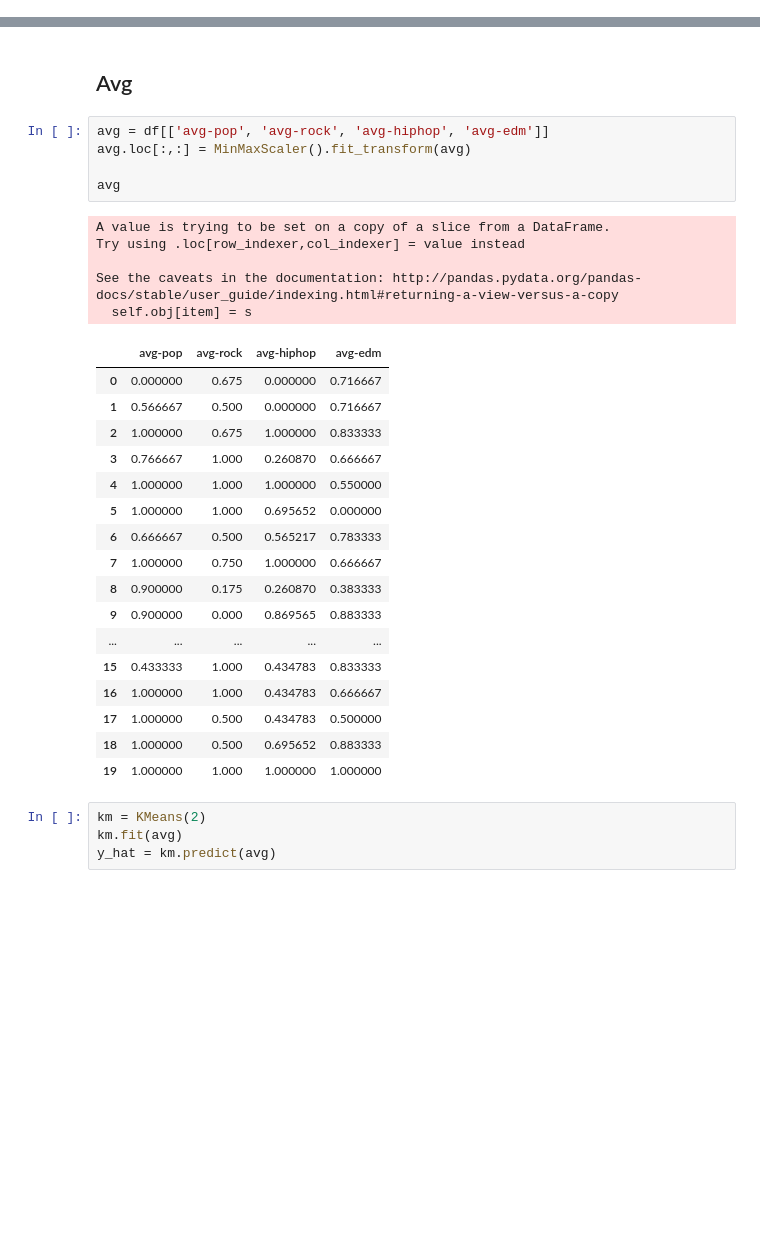
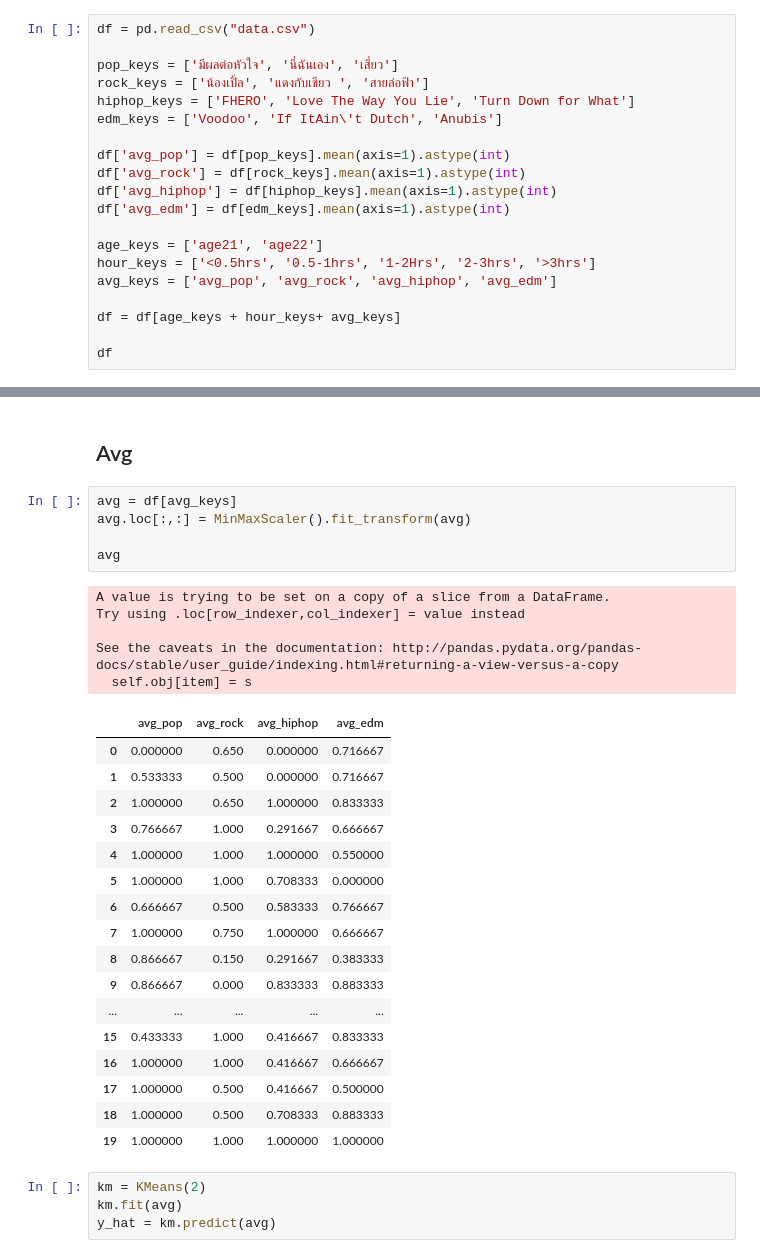
Before and after one commit to bdintu/measure-the-volume-of-music-in-each-genre, a Jupyter notebook: notebook.ipynb, the cells around one changed output, grey strips where cells are left out. Cells and saved outputs as stored; diff of their text form; blank space fills up the shorter version.

```diff
--- a/notebook.ipynb
+++ b/notebook.ipynb
@@ -32,0 +10,20 @@ df
+# %%
+df = pd.read_csv("data.csv")
+
+pop_keys = ['มีผลต่อหัวใจ', 'นี่ฉันเอง', 'เสี่ยว']
+rock_keys = ['น้องเปิ้ล', 'แดงกับเขียว ', 'สายล่อฟ้า']
+hiphop_keys = ['FHERO', 'Love The Way You Lie', 'Turn Down for What']
+edm_keys = ['Voodoo', 'If ItAin\'t Dutch', 'Anubis']
+
+df['avg_pop'] = df[pop_keys].mean(axis=1).astype(int)
+df['avg_rock'] = df[rock_keys].mean(axis=1).astype(int)
+df['avg_hiphop'] = df[hiphop_keys].mean(axis=1).astype(int)
+df['avg_edm'] = df[edm_keys].mean(axis=1).astype(int)
+
+age_keys = ['age21', 'age22']
+hour_keys = ['<0.5hrs', '0.5-1hrs', '1-2Hrs', '2-3hrs', '>3hrs']
+avg_keys = ['avg_pop', 'avg_rock', 'avg_hiphop', 'avg_edm']
+
+df = df[age_keys + hour_keys+ avg_keys]
+
+df
@@ -78,32 +90,32 @@ plt.pie(sizes, labels=labels, autopct='%1.1f%%')
 # %% [markdown]
 ## Avg
 # %%
-avg = df[['avg-pop', 'avg-rock', 'avg-hiphop', 'avg-edm']]
+avg = df[avg_keys]
 avg.loc[:,:] = MinMaxScaler().fit_transform(avg)
 
 avg
 # %% [output]
 A value is trying to be set on a copy of a slice from a DataFrame.
 Try using .loc[row_indexer,col_indexer] = value instead
 
 See the caveats in the documentation: http://pandas.pydata.org/pandas-docs/stable/user_guide/indexing.html#returning-a-view-versus-a-copy
   self.obj[item] = s
-|  | avg-pop | avg-rock | avg-hiphop | avg-edm |
-| 0 | 0.000000 | 0.675 | 0.000000 | 0.716667 |
-| 1 | 0.566667 | 0.500 | 0.000000 | 0.716667 |
-| 2 | 1.000000 | 0.675 | 1.000000 | 0.833333 |
-| 3 | 0.766667 | 1.000 | 0.260870 | 0.666667 |
+|  | avg_pop | avg_rock | avg_hiphop | avg_edm |
+| 0 | 0.000000 | 0.650 | 0.000000 | 0.716667 |
+| 1 | 0.533333 | 0.500 | 0.000000 | 0.716667 |
+| 2 | 1.000000 | 0.650 | 1.000000 | 0.833333 |
+| 3 | 0.766667 | 1.000 | 0.291667 | 0.666667 |
 | 4 | 1.000000 | 1.000 | 1.000000 | 0.550000 |
-| 5 | 1.000000 | 1.000 | 0.695652 | 0.000000 |
-| 6 | 0.666667 | 0.500 | 0.565217 | 0.783333 |
+| 5 | 1.000000 | 1.000 | 0.708333 | 0.000000 |
+| 6 | 0.666667 | 0.500 | 0.583333 | 0.766667 |
 | 7 | 1.000000 | 0.750 | 1.000000 | 0.666667 |
-| 8 | 0.900000 | 0.175 | 0.260870 | 0.383333 |
-| 9 | 0.900000 | 0.000 | 0.869565 | 0.883333 |
+| 8 | 0.866667 | 0.150 | 0.291667 | 0.383333 |
+| 9 | 0.866667 | 0.000 | 0.833333 | 0.883333 |
 | ... | ... | ... | ... | ... |
-| 15 | 0.433333 | 1.000 | 0.434783 | 0.833333 |
-| 16 | 1.000000 | 1.000 | 0.434783 | 0.666667 |
-| 17 | 1.000000 | 0.500 | 0.434783 | 0.500000 |
-| 18 | 1.000000 | 0.500 | 0.695652 | 0.883333 |
+| 15 | 0.433333 | 1.000 | 0.416667 | 0.833333 |
+| 16 | 1.000000 | 1.000 | 0.416667 | 0.666667 |
+| 17 | 1.000000 | 0.500 | 0.416667 | 0.500000 |
+| 18 | 1.000000 | 0.500 | 0.708333 | 0.883333 |
 | 19 | 1.000000 | 1.000 | 1.000000 | 1.000000 |
 # %%
 km = KMeans(2)
```
Also changed, not shown: parts of 10 cells of this notebook, 2 other files.
